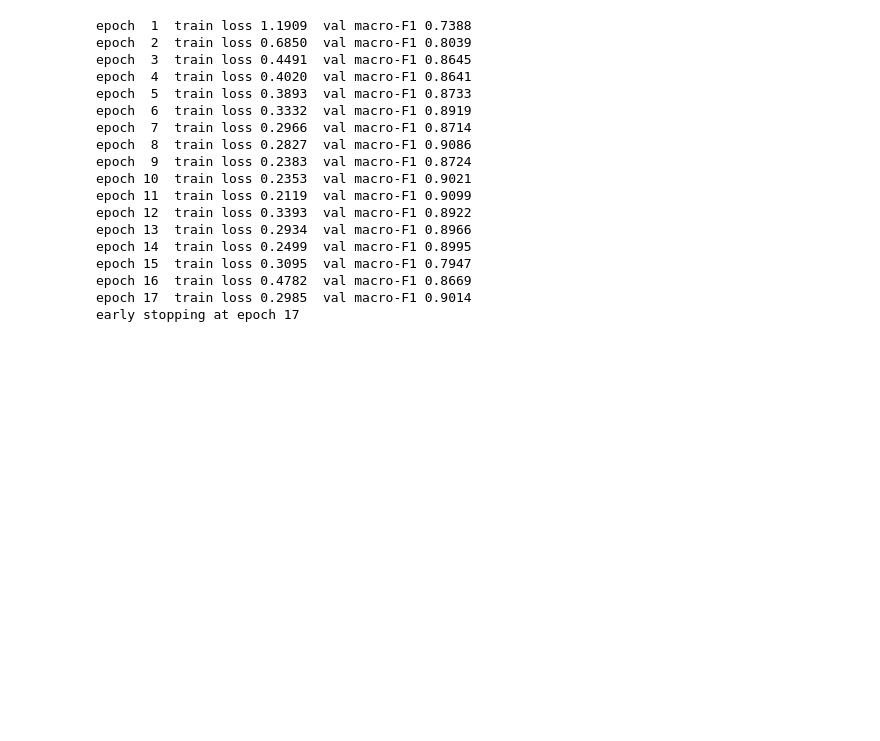
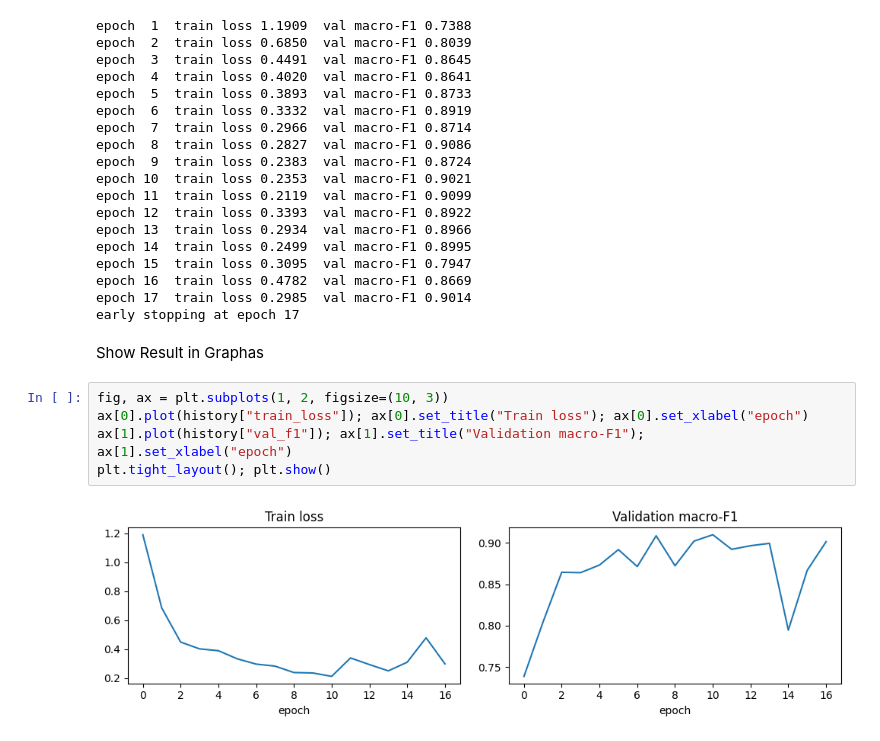
Before and after one commit to zeeshansafdar752/Research_Paper, a Jupyter notebook: ResearchPaper.ipynb, the cells around one changed output. Saved outputs shown, nothing was run; the diff lists cells and outputs as text; blank space fills up the shorter version.

Commit message:
Show Result in Graphas

```diff
--- a/ResearchPaper.ipynb
+++ b/ResearchPaper.ipynb
@@ -375,3 +375,12 @@ epoch 15  train loss 0.3095  val macro-F1 0.7947
 epoch 16  train loss 0.4782  val macro-F1 0.8669
 epoch 17  train loss 0.2985  val macro-F1 0.9014
 early stopping at epoch 17
+# %% [markdown]
+Show Result in Graphas
+# %%
+fig, ax = plt.subplots(1, 2, figsize=(10, 3))
+ax[0].plot(history["train_loss"]); ax[0].set_title("Train loss"); ax[0].set_xlabel("epoch")
+ax[1].plot(history["val_f1"]); ax[1].set_title("Validation macro-F1"); ax[1].set_xlabel("epoch")
+plt.tight_layout(); plt.show()
+# %% [output]
+[figure, added]
```
